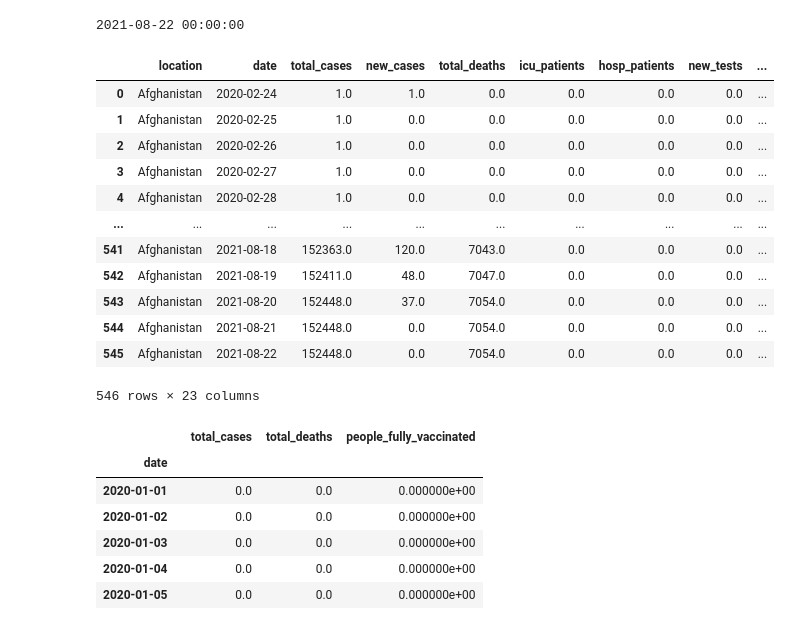
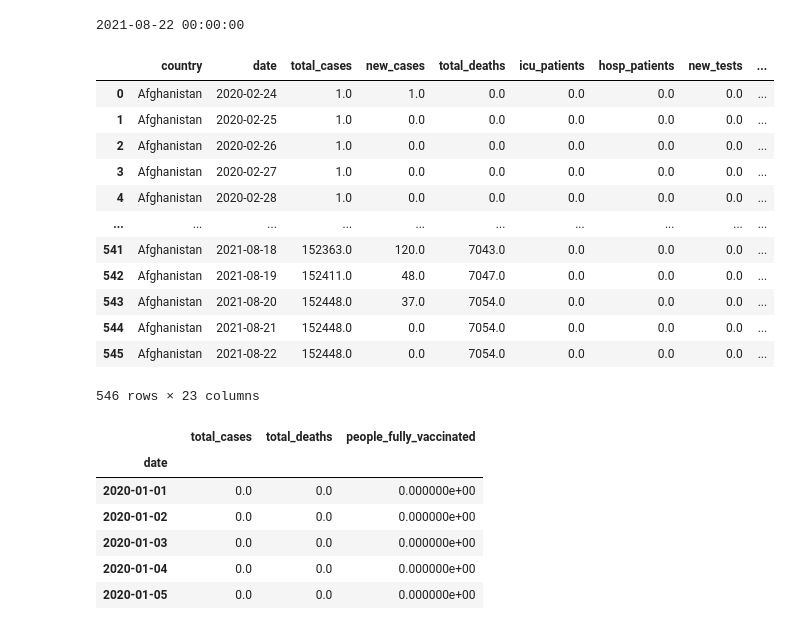
Before and after one commit to snkty8/Test_COVID_Project, a Jupyter notebook: ETL_COVID_dataset.ipynb, the cells around one changed output. Drawn from its saved outputs; the diff is of its cells as text; code cells hidden in the pictures.

Commit message:
location to country

```diff
--- a/ETL_COVID_dataset.ipynb
+++ b/ETL_COVID_dataset.ipynb
@@ -138,4 +138,6 @@ covid
 | 111307 | Zimbabwe | 2021-08-21 | 122487.0 | 585.0 | 4236.0 | 0.0 | 0.0 | 0.0 | ... |
 | 111308 | Zimbabwe | 2021-08-22 | 122652.0 | 165.0 | 4249.0 | 0.0 | 0.0 | 0.0 | ... |
 111309 rows × 23 columns
+# %%
+covid = covid.rename(columns={"location":"country"})
 # %%
@@ -241,10 +230,10 @@ print(covid['date'].max())
 # %% [output]
 2021-08-22 00:00:00
 # %%
-Afghanistan = covid[covid['location'] == 'Afghanistan']
+Afghanistan = covid[covid['country'] == 'Afghanistan']
 Afghanistan
 # %% [output]
-|  | location | date | total_cases | new_cases | total_deaths | icu_patients | hosp_patients | new_tests | ... |
+|  | country | date | total_cases | new_cases | total_deaths | icu_patients | hosp_patients | new_tests | ... |
 | 0 | Afghanistan | 2020-02-24 | 1.0 | 1.0 | 0.0 | 0.0 | 0.0 | 0.0 | ... |
 | 1 | Afghanistan | 2020-02-25 | 1.0 | 0.0 | 0.0 | 0.0 | 0.0 | 0.0 | ... |
 | 2 | Afghanistan | 2020-02-26 | 1.0 | 0.0 | 0.0 | 0.0 | 0.0 | 0.0 | ... |
```
Also changed, not shown: parts of 14 cells of this notebook, 3 other files.
